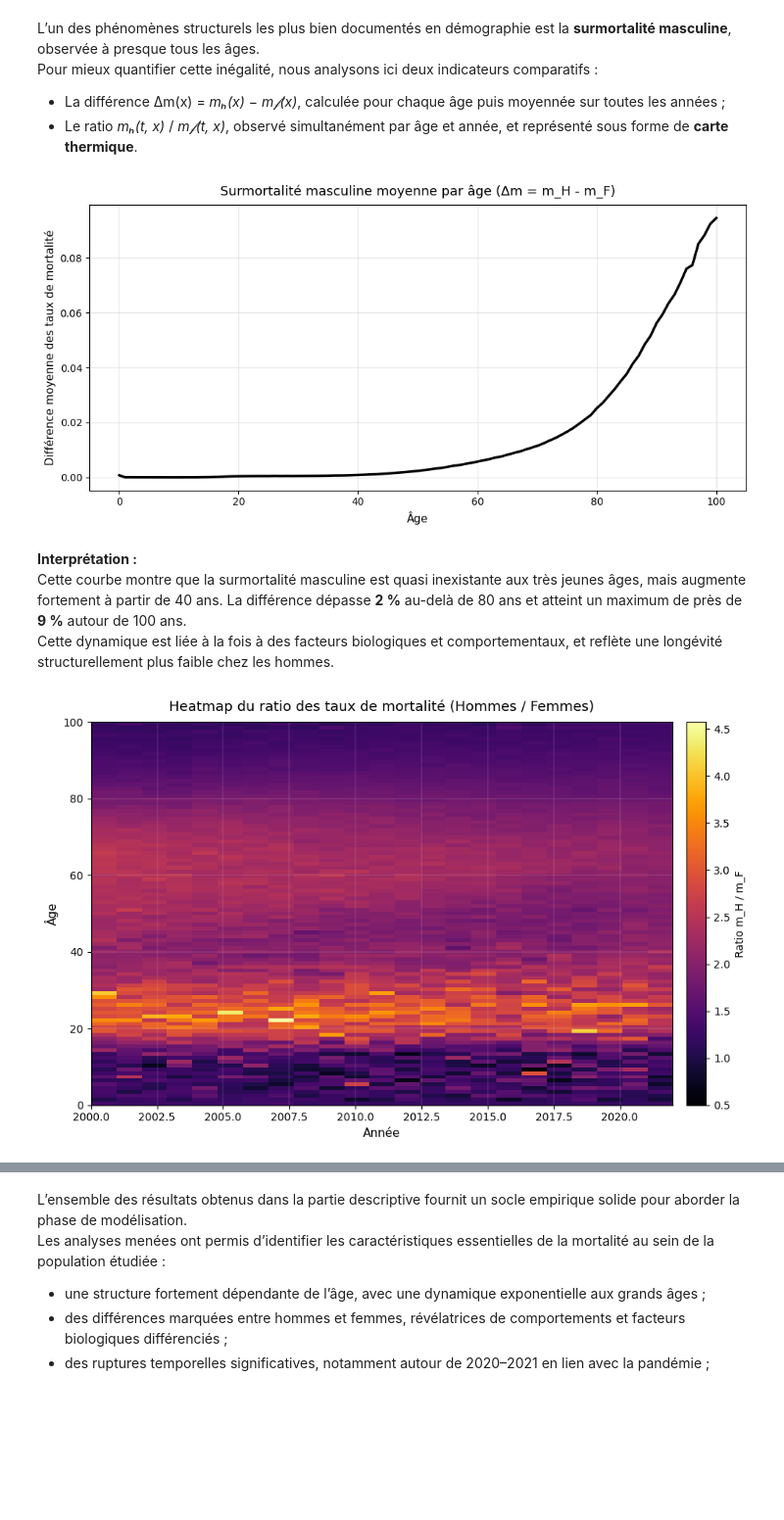
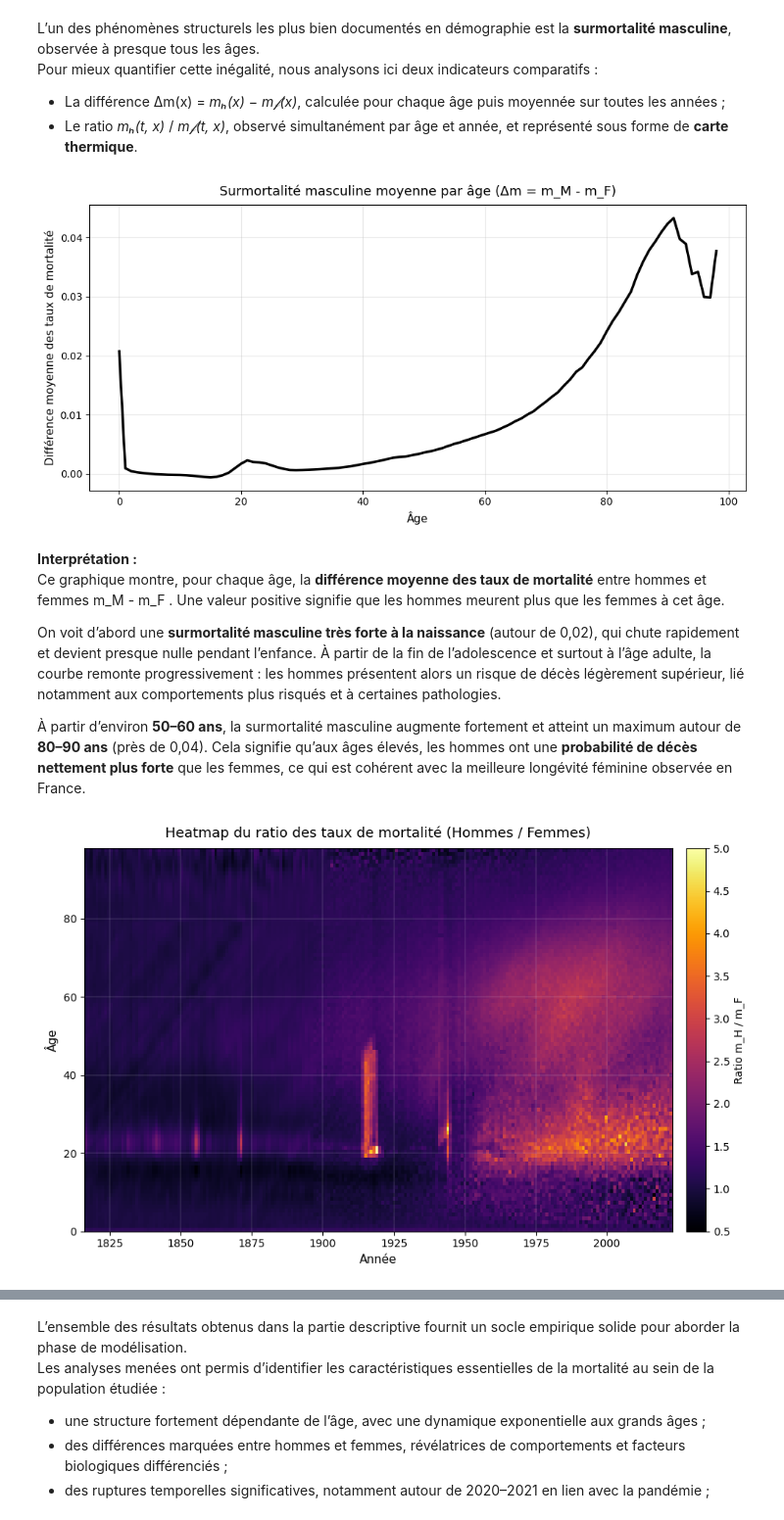
Before and after one commit to Salah10-source/Python-Project-Mortality, a Jupyter notebook: notbokes/notebooks/demo.ipynb, the cells around one changed output, grey strips where cells are left out. Shown at 98% size. Saved outputs shown, nothing was run; the diff lists cells and outputs as text; code cells hidden in the pictures; blank space fills up the shorter version.

```diff
--- a/notbokes/notebooks/demo.ipynb
+++ b/notbokes/notebooks/demo.ipynb
@@ -1411,14 +1413,14 @@ AGE_COL = "Age"
 
 # 1) Moyenne des taux par âge (toutes années confondues)
 by_age = (
-    df
-    .groupby(AGE_COL)[["m_H", "m_F"]]
+    dfm
+    .groupby(AGE_COL)[["m_M", "m_F"]]
     .mean()
     .sort_index()
 )
 
 # 2) Surmortalité masculine Δm(x) = m_H - m_F
-by_age["Delta_m"] = by_age["m_H"] - by_age["m_F"]
+by_age["Delta_m"] = by_age["m_M"] - by_age["m_F"]
 
 # 3) Tracé
 fig, ax = plt.subplots(figsize=(10, 5))
@@ -1430,7 +1432,7 @@ ax.plot(
     linewidth=2.5
 )
 
-ax.set_title("Surmortalité masculine moyenne par âge (Δm = m_H - m_F)", fontsize=13, pad=10)
+ax.set_title("Surmortalité masculine moyenne par âge (Δm = m_M - m_F)", fontsize=13, pad=10)
 ax.set_xlabel("Âge", fontsize=11)
 ax.set_ylabel("Différence moyenne des taux de mortalité", fontsize=11)
 
@@ -1439,11 +1441,14 @@ ax.tick_params(labelsize=10)
 plt.tight_layout()
 plt.show()
 # %% [output]
-[figure, old version]
+[figure, new version]
 # %% [markdown]
 **Interprétation :**
-Cette courbe montre que la surmortalité masculine est quasi inexistante aux très jeunes âges, mais augmente fortement à partir de 40 ans. La différence dépasse **2 %** au-delà de 80 ans et atteint un maximum de près de **9 %** autour de 100 ans.
-Cette dynamique est liée à la fois à des facteurs biologiques et comportementaux, et reflète une longévité structurellement plus faible chez les hommes.
+Ce graphique montre, pour chaque âge, la **différence moyenne des taux de mortalité** entre hommes et femmes  m_M - m_F . Une valeur positive signifie que les hommes meurent plus que les femmes à cet âge.
+
+On voit d’abord une **surmortalité masculine très forte à la naissance** (autour de 0,02), qui chute rapidement et devient presque nulle pendant l’enfance. À partir de la fin de l’adolescence et surtout à l’âge adulte, la courbe remonte progressivement : les hommes présentent alors un risque de décès légèrement supérieur, lié notamment aux comportements plus risqués et à certaines pathologies.
+
+À partir d’environ **50–60 ans**, la surmortalité masculine augmente fortement et atteint un maximum autour de **80–90 ans** (près de 0,04). Cela signifie qu’aux âges élevés, les hommes ont une **probabilité de décès nettement plus forte** que les femmes, ce qui est cohérent avec la meilleure longévité féminine observée en France.
 # %%
 
 # === 1) Noms de colonnes (adapte si besoin) ===============================
@@ -1451,11 +1456,11 @@ YEAR_COL = "Year"
 AGE_COL  = "Age"
 
 # === 2) Calcul du ratio m_H / m_F ========================================
-df_ratio = df.copy()
+df_ratio = dfm.copy()
 
 # éviter division par zéro : on met NaN quand m_F <= 0
 df_ratio.loc[df_ratio["m_F"] <= 0, "m_F"] = np.nan
-df_ratio["ratio_HF"] = df_ratio["m_H"] / df_ratio["m_F"]
+df_ratio["ratio_HF"] = df_ratio["m_M"] / df_ratio["m_F"]
 
 # on enlève les lignes sans ratio valide
 z = df_ratio[[YEAR_COL, AGE_COL, "ratio_HF"]].dropna()
@@ -1477,33 +1482,33 @@ data  = mat.values
 
 # === 4) Tracé de la heatmap =============================================
 fig, ax = plt.subplots(figsize=(10, 6))
 
 extent = [years.min(), years.max(), ages.min(), ages.max()]
 
 im = ax.imshow(
     data,
     aspect="auto",
     origin="lower",
     extent=extent,
     cmap="inferno",  # violet -> jaune, proche de ton exemple
     interpolation="nearest",
     norm=Normalize(vmin=np.nanmin(data), vmax=np.nanmax(data))
 )
 
 ax.set_title("Heatmap du ratio des taux de mortalité (Hommes / Femmes)", fontsize=13, pad=10)
 ax.set_xlabel("Année", fontsize=11)
 ax.set_ylabel("Âge", fontsize=11)
 
 ax.grid(color="white", linestyle="-", linewidth=0.2, alpha=0.6)
 
 # Barre de couleurs
 cbar = fig.colorbar(im, ax=ax, pad=0.02)
 cbar.set_label("Ratio m_H / m_F", fontsize=10)
 
 ax.tick_params(labelsize=10)
 plt.tight_layout()
 plt.show()
 # %% [output]
-[figure, old version]
+[figure, new version]
 # %% [markdown]
 **Interprétation :**
```
Also changed, not shown: parts of 25 cells of this notebook.
